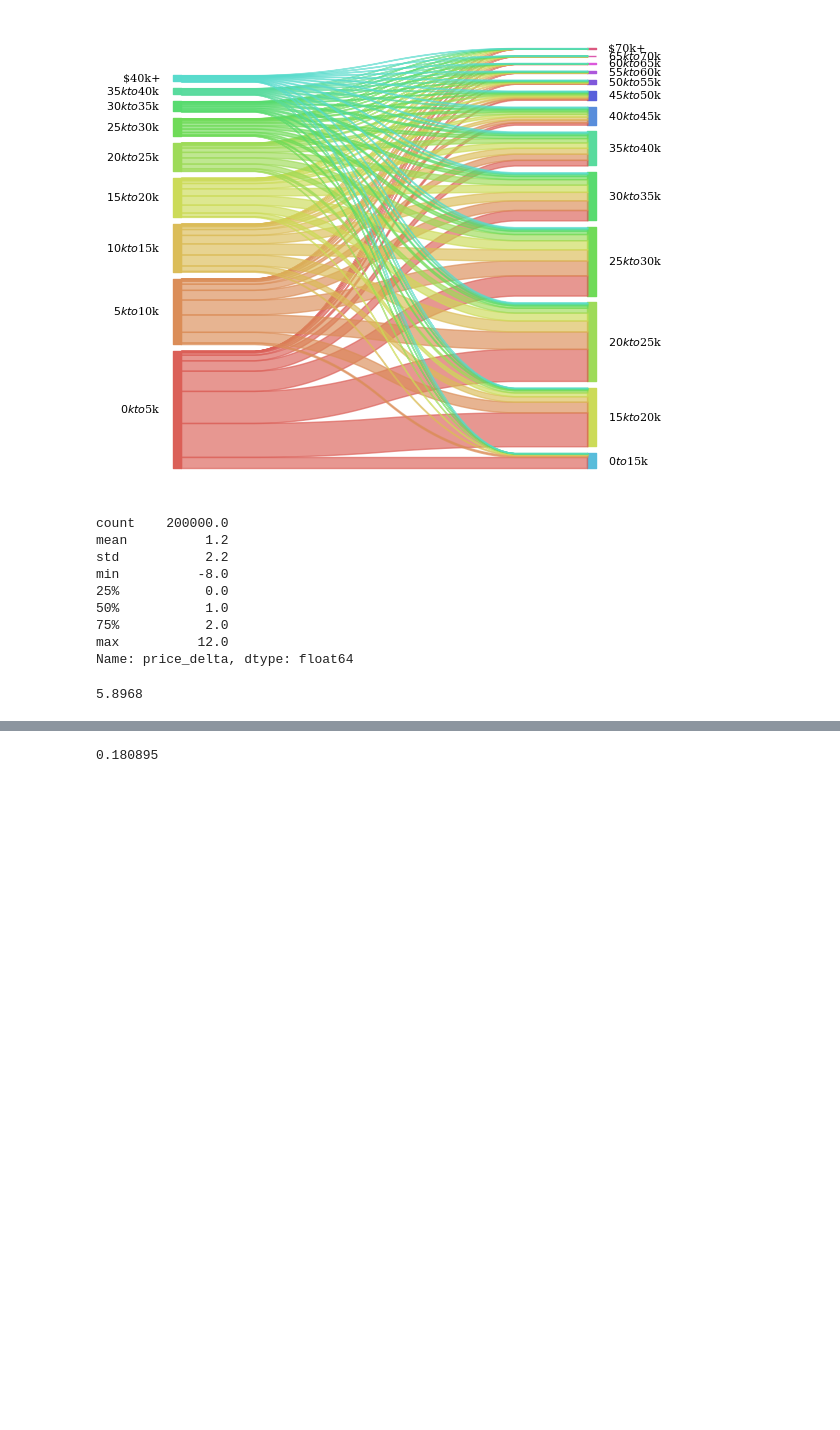
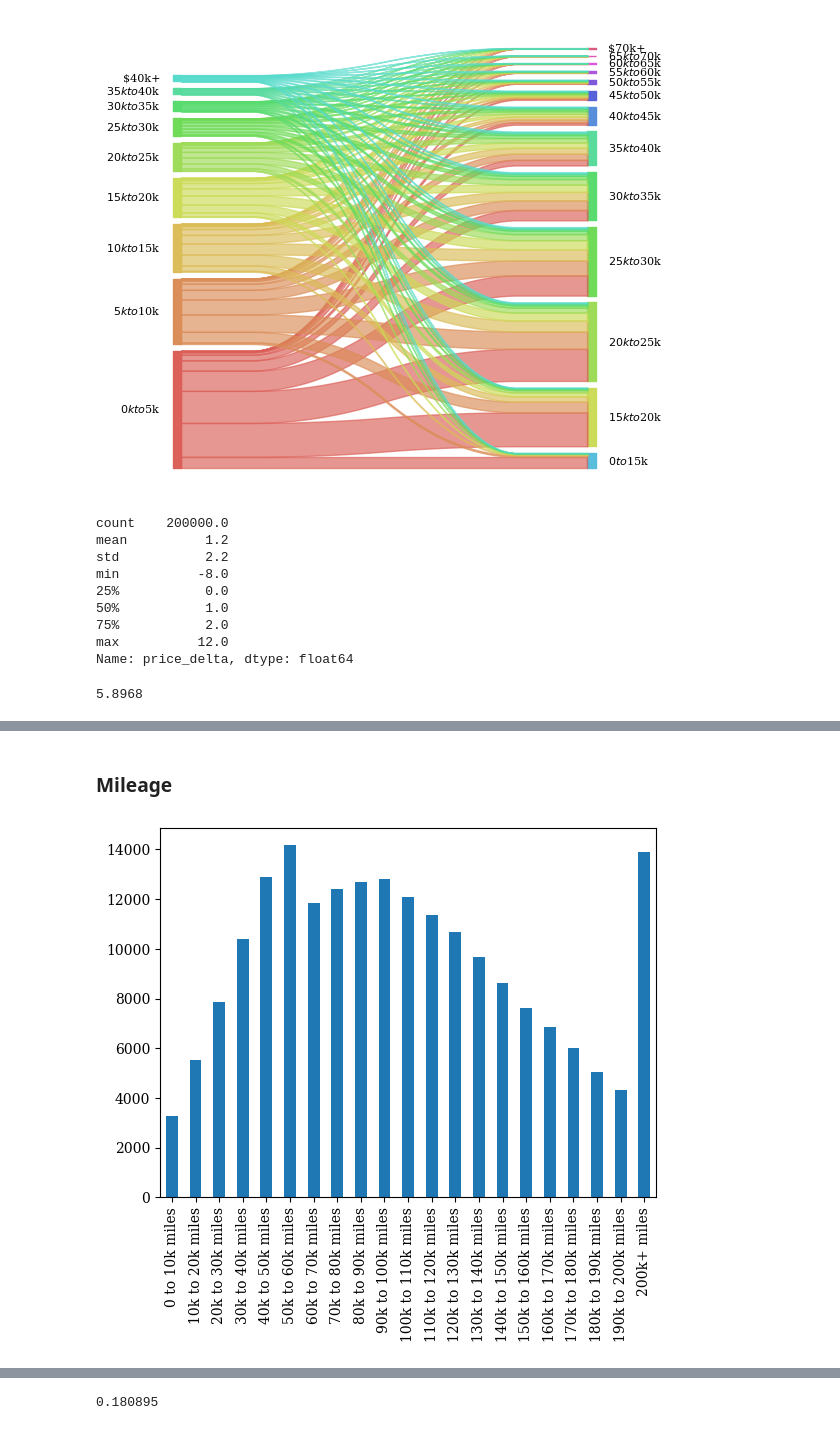
Before and after one commit to sheacon/carmax_showcase, a Jupyter notebook: 1_eda_carmax.ipynb, the cells around one changed output, grey strips where cells are left out. Drawn from its saved outputs; the diff is of its cells as text; code cells hidden in the pictures; blank space fills up the shorter version.

```diff
--- a/1_eda_carmax.ipynb
+++ b/1_eda_carmax.ipynb
@@ -183,0 +206,9 @@ df['price_delta'].mean()*5
+# %% [markdown]
+### Mileage
+# %%
+# mileage of "old" vehicle distribution
+mileage_appraisal = df['mileage_appraisal'].value_counts().sort_index()
+#print(mileage_appraisal)
+ax = mileage_appraisal.plot.bar()
+# %% [output]
+[figure, added]
```
Also changed, not shown: parts of 31 cells of this notebook.
